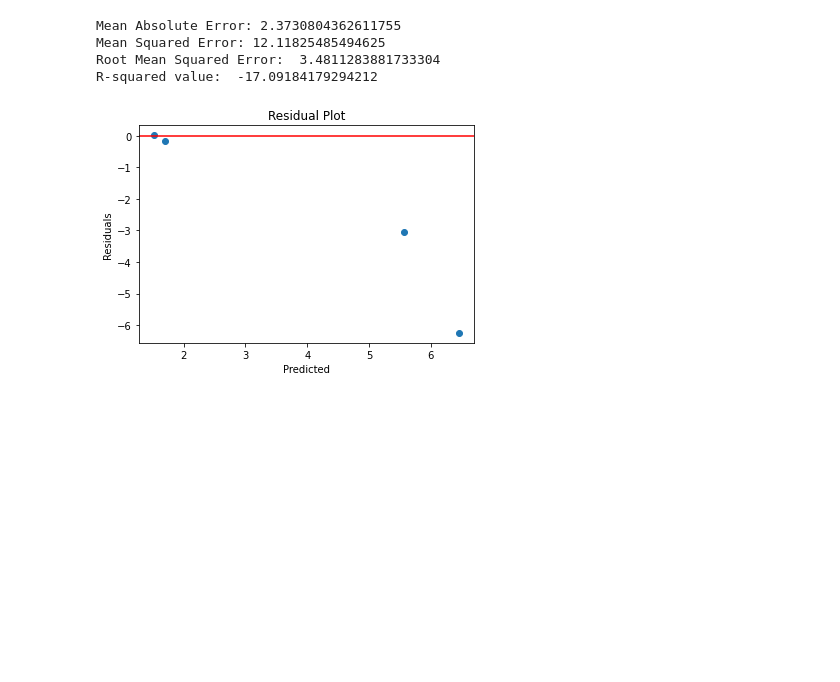
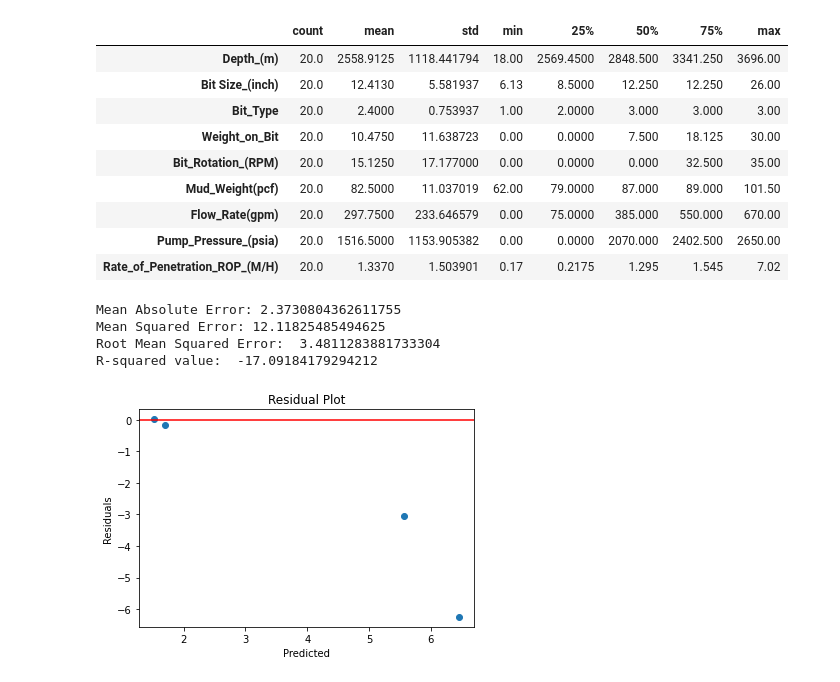
Before and after one commit to vinthegreat84/ML-Lab, a Jupyter notebook: 01_Linear_regression_model.ipynb, the cells around one changed output. Saved outputs shown, nothing was run; the diff lists cells and outputs as text; code cells hidden in the pictures; blank space fills up the shorter version.

```diff
--- a/01_Linear_regression_model.ipynb
+++ b/01_Linear_regression_model.ipynb
@@ -10 +23,15 @@ import matplotlib.pyplot as plt
+# %%
+# summary Statistics
+data.describe().transpose()
+# %% [output]
+|  | count | mean | std | min | 25% | 50% | 75% | max |
+| Depth_(m) | 20.0 | 2558.9125 | 1118.441794 | 18.00 | 2569.4500 | 2848.500 | 3341.250 | 3696.00 |
+| Bit Size_(inch) | 20.0 | 12.4130 | 5.581937 | 6.13 | 8.5000 | 12.250 | 12.250 | 26.00 |
+| Bit_Type | 20.0 | 2.4000 | 0.753937 | 1.00 | 2.0000 | 3.000 | 3.000 | 3.00 |
+| Weight_on_Bit | 20.0 | 10.4750 | 11.638723 | 0.00 | 0.0000 | 7.500 | 18.125 | 30.00 |
+| Bit_Rotation_(RPM) | 20.0 | 15.1250 | 17.177000 | 0.00 | 0.0000 | 0.000 | 32.500 | 35.00 |
+| Mud_Weight(pcf) | 20.0 | 82.5000 | 11.037019 | 62.00 | 79.0000 | 87.000 | 89.000 | 101.50 |
+| Flow_Rate(gpm) | 20.0 | 297.7500 | 233.646579 | 0.00 | 75.0000 | 385.000 | 550.000 | 670.00 |
+| Pump_Pressure_(psia) | 20.0 | 1516.5000 | 1153.905382 | 0.00 | 0.0000 | 2070.000 | 2402.500 | 2650.00 |
+| Rate_of_Penetration_ROP_(M/H) | 20.0 | 1.3370 | 1.503901 | 0.17 | 0.2175 | 1.295 | 1.545 | 7.02 |
 # %%
```
Also changed, not shown: parts of 3 cells of this notebook.
